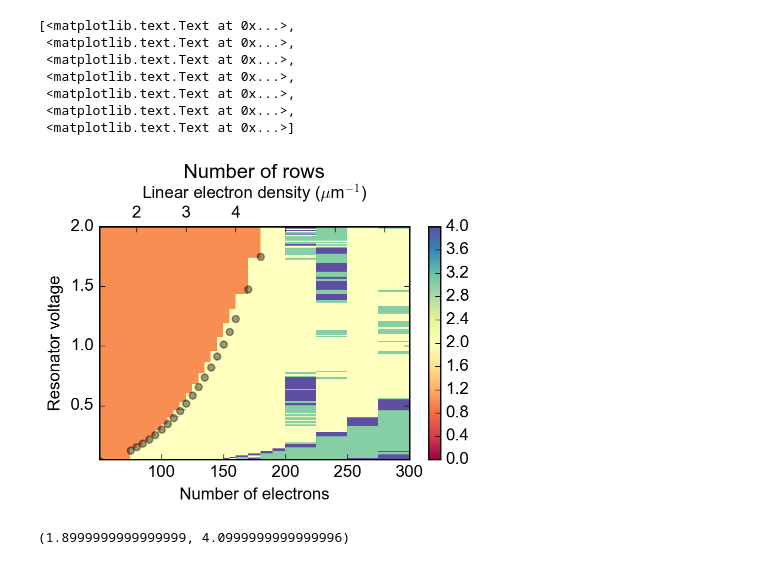
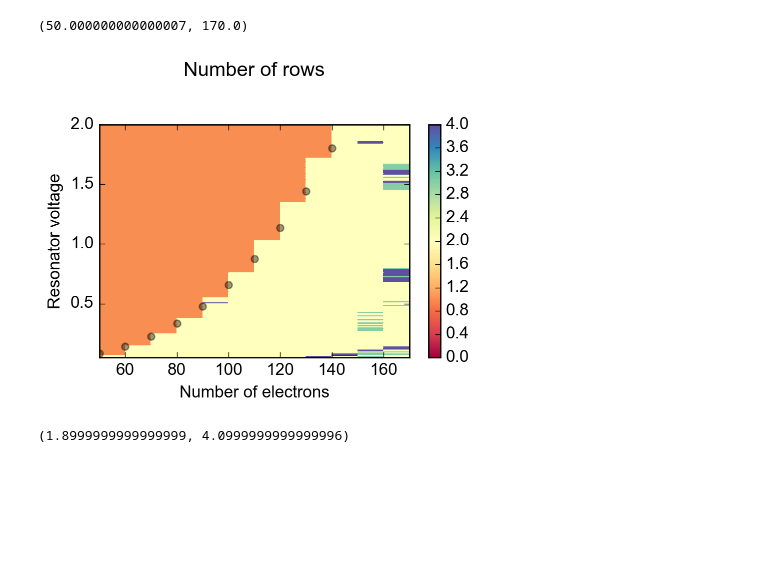
Before and after one commit to gkoolstra/ipython-notebooks, a Jupyter notebook: 20170124 - Electron row detection .ipynb, the cells around one changed output. Drawn from its saved outputs; the diff is of its cells as text; code cells hidden in the pictures; blank space fills up the shorter version.

```diff
--- a/20170124 - Electron row detection .ipynb
+++ b/20170124 - Electron row detection .ipynb
@@ -18,3 +18,7 @@ from TrapAnalysis import artificial_anneal as anneal
 
 %matplotlib inline
 %config InlineBackend.figure_format='retina'
+# %%
+save_path = r"/Volumes/slab/Gerwin/Electron on helium/Electron optimization/Realistic potential/Resonator"
+sub_dirs = glob.glob(save_path+"/*M018V3*")
+pprint.pprint(sub_dirs)
@@ -156,36 +166,32 @@ Directory: 170127_123421_M018V2_resonator_Vsweep_300_electrons
 # %%
 xaxis = N_electrons
 
 lamb = np.array(N_electrons) * 1/40E-6 # box_length
-alpha = 0.15E12 # curvature of potential (@ 1.0 V)
+alpha = 0.0685E12#0.15E12 # curvature of potential (@ 1.0 V)
 voltage_point = lamb**3 * 1.602E-19/(2*np.pi*8.85E-12*alpha)
 
-plt.figure(figsize=(5.,3.))
+fig = plt.figure(figsize=(5.,3.))
 plt.pcolormesh(xaxis, Vres, noof_rows, cmap=plt.cm.Spectral)
 plt.plot(lamb * 40E-6, voltage_point, 'o', **common.plot_opt(color='k', msize=5))
 plt.xlabel("Number of electrons")
 plt.ylabel("Resonator voltage")
-plt.title("Number of rows\n\n")
+plt.title("Number of rows")
 plt.colorbar()
 plt.clim(0, 4)
 #plt.xlim(np.min(xaxis), np.max(xaxis))
 plt.ylim(np.min(Vres), np.max(Vres))
 
 ax1 = plt.gca()
 ax1.set_xlim(np.min(lamb * 40E-6), np.max(lamb * 40E-6))
-ax2 = ax1.twiny()
-ax2.set_xlim(np.min(lamb*1E-6), np.max(lamb*1E-6))
-ax2.set_xlabel("Linear electron density ($\mu$m$^{-1}$)")
-ax2.set_xticklabels(["1","2","3","4","","",""])
+#ax2 = ax1.twiny()
+#ax2.set_xlim(np.min(lamb*1E-6), np.max(lamb*1E-6))
+#ax2.set_xlabel("Linear electron density ($\mu$m$^{-1}$)")
+#ax2.set_xticklabels(["1","2","3","4","","",""])
+
+fig.savefig(save_path=os.path.join(save_path))
 # %% [output]
-[<matplotlib.text.Text at 0x...>,
- <matplotlib.text.Text at 0x...>,
- <matplotlib.text.Text at 0x...>,
- <matplotlib.text.Text at 0x...>,
- <matplotlib.text.Text at 0x...>,
- <matplotlib.text.Text at 0x...>,
- <matplotlib.text.Text at 0x...>]
+(50.000000000000007, 170.0)
-[figure, old version]
+[figure, new version]
 # %%
 N_electrons = np.sum(electron_histogram[0,:])
 N_threshold = 30
```
Also changed, not shown: parts of 3 cells of this notebook, 2 other files.
